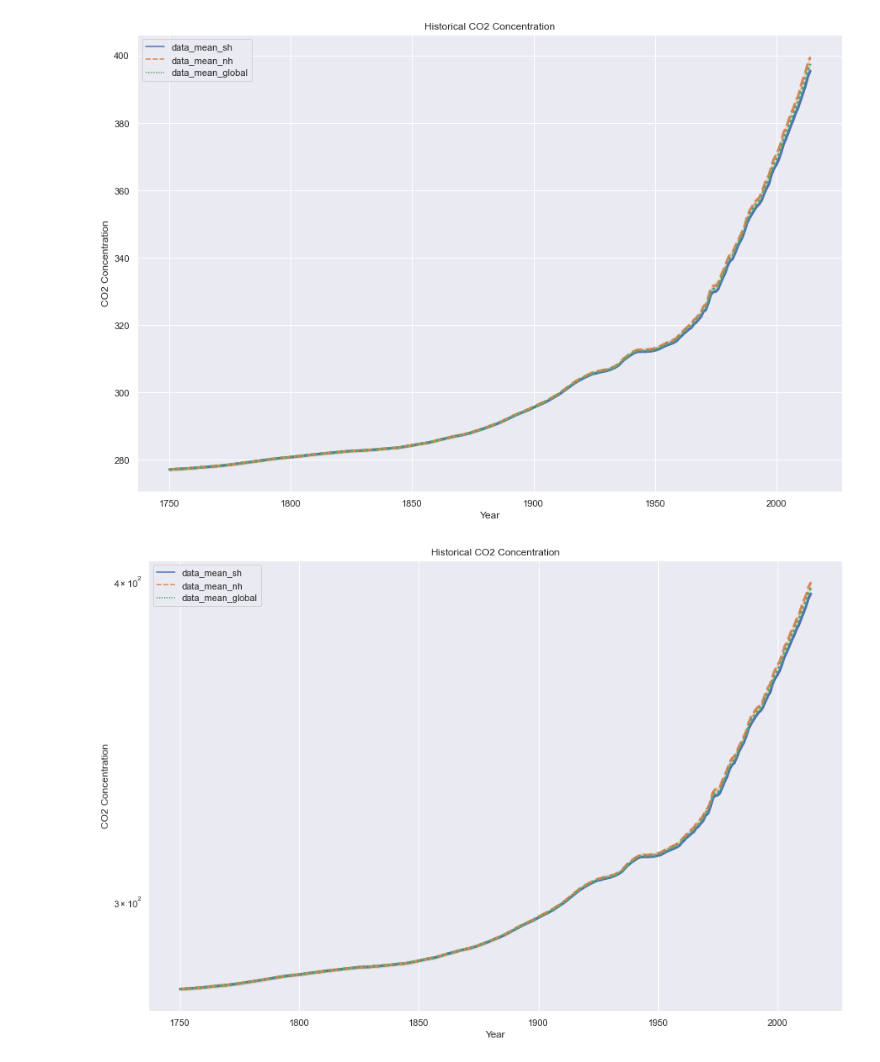
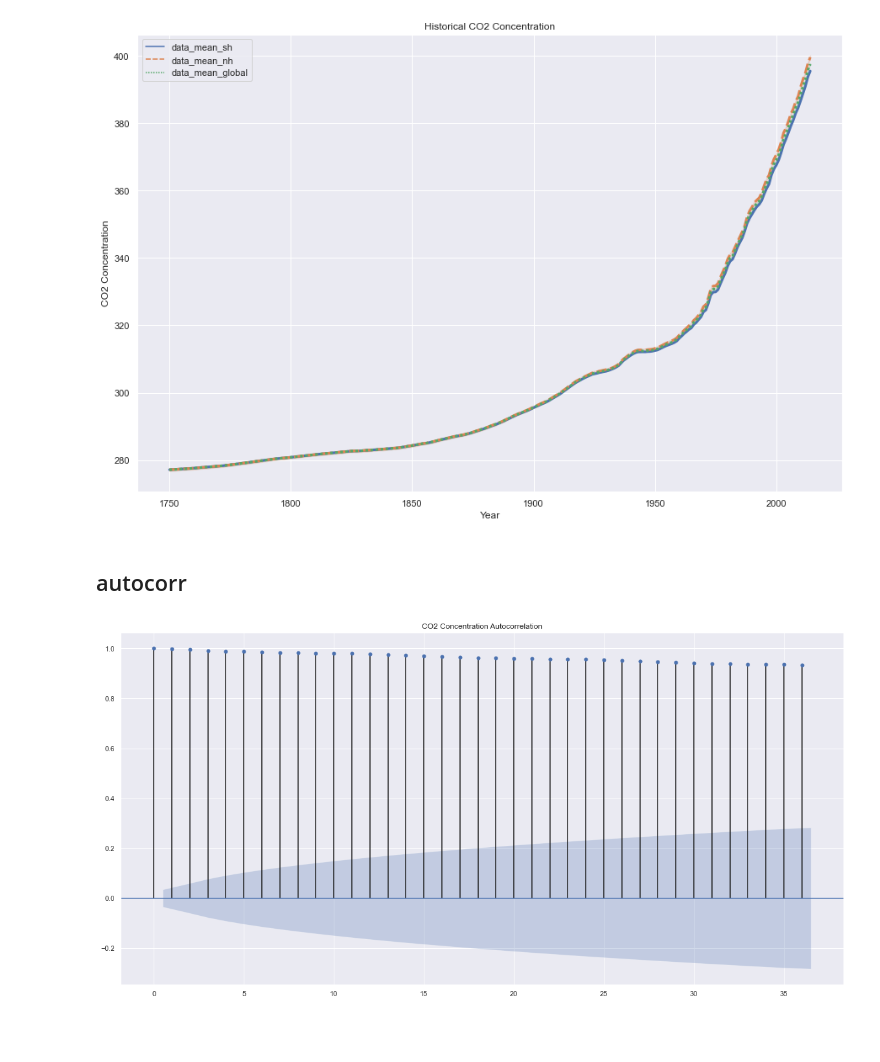
Before and after one commit to RicardoLeaoS/global-warming, a Jupyter notebook: explorint_co2_concentration.ipynb, the cells around one changed output. Saved outputs shown, nothing was run; the diff lists cells and outputs as text; code cells hidden in the pictures; blank space fills up the shorter version.

Commit message:
autocorrelation
plotting autocorrelation

```diff
--- a/explorint_co2_concentration.ipynb
+++ b/explorint_co2_concentration.ipynb
@@ -8,6 +8,11 @@ import seaborn as sns
 import pandas as pd
 import numpy as np
 import datetime
+
+
+from statsmodels.graphics.tsaplots import plot_pacf
+from statsmodels.graphics.tsaplots import plot_acf
+sns.set(style="darkgrid")
 # %% [markdown]
 # CO2 concentration
 # %%
@@ -109,19 +114,15 @@ plt.savefig('co2_historical.pdf')
 plt.show()
 # %% [output]
 [figure]
-# %%
-plt.subplots(figsize=(15,10))
-
-plt.title('Historical CO2 Concentration')
-
-ax = sns.lineplot(data=co2_data,ci=40, lw=3)
-
-ax.set(xlabel='Year', ylabel='CO2 Concentration')
-ax.set(yscale="log")
-
-
-plt.savefig('co2_historical_log.pdf')
-
-plt.show()
-# %% [output]
-[figure, removed]
+# %% [markdown]
+## autocorr
+# %%
+fig, ax = plt.subplots(figsize=(20,10))
+
+ax = plot_acf(co2_data['data_mean_global'], ax, title='CO2 Concentration Autocorrelation')
+
+ax.savefig('co2_auto_corr.pdf')
+
+plt.show()
+# %% [output]
+[figure, added]
```
Also changed, not shown: parts of 1 cell of this notebook, 4 other files.
